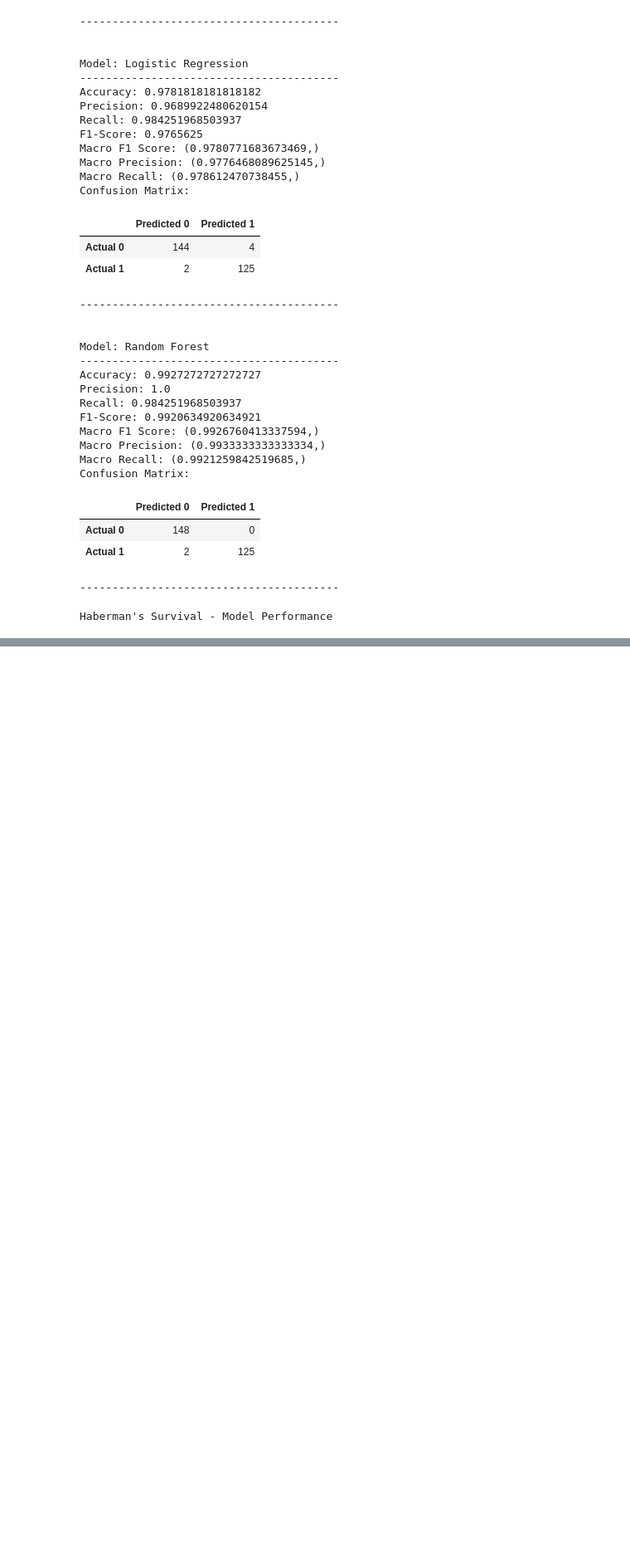
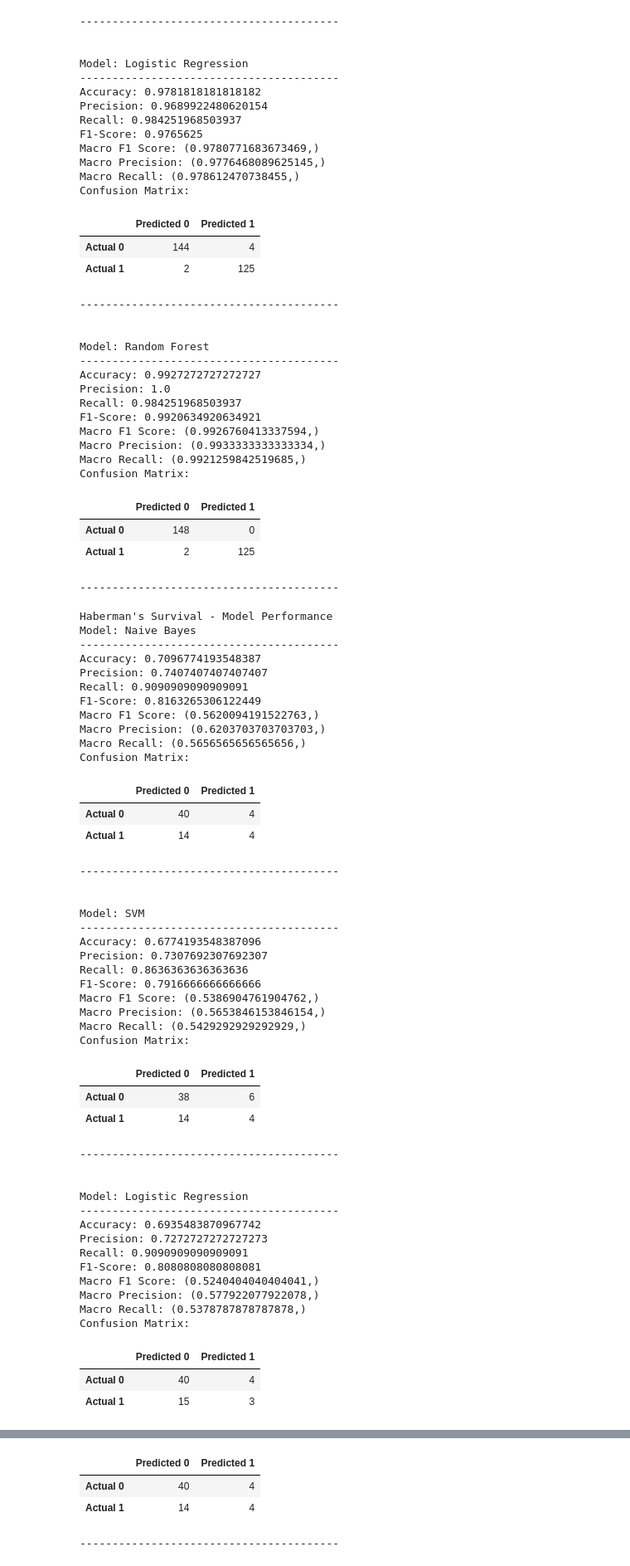
Before and after one commit to KarandeepSinghBedi/Applied_Machine_Learning, a Jupyter notebook: Assingment_2.ipynb, the cells around one changed output, grey strips where cells are left out. Shown at 83% size. Drawn from its saved outputs; the diff is of its cells as text; code cells hidden in the pictures; blank space fills up the shorter version.

```diff
--- a/Assingment_2.ipynb
+++ b/Assingment_2.ipynb
@@ -65,16 +65,16 @@ results_banknote = {}
 
 # Train and evaluate models
 for model_name, model in models.items():
-    model.fit(X_train_scaled, y_train)
-    y_pred = model.predict(X_test_scaled)
+    model.fit(X_train_scaled, y_train_banknote)
+    y_pred_banknote = model.predict(X_test_scaled)
 
     # Accuracy and other metrics
-    accuracy = accuracy_score(y_test, y_pred)
-    precision, recall, fscore, _ = precision_recall_fscore_support(y_test, y_pred, average='binary')
-    macroF1Score = f1_score(y_test, y_pred, average='macro'),
-    macroPrecision = precision_score(y_test, y_pred, average='macro'),
-    macroRecall = recall_score(y_test, y_pred, average='macro'),
-    confusionMatrix = confusion_matrix(y_test, y_pred)
+    accuracy = accuracy_score(y_test_banknote, y_pred_banknote,)
+    precision, recall, fscore, _ = precision_recall_fscore_support(y_test_banknote, y_pred_banknote, average='binary')
+    macroF1Score = f1_score(y_test_banknote, y_pred_banknote, average='macro'),
+    macroPrecision = precision_score(y_test_banknote, y_pred_banknote, average='macro'),
+    macroRecall = recall_score(y_test_banknote, y_pred_banknote, average='macro'),
+    confusionMatrix = confusion_matrix(y_test_banknote, y_pred_banknote)
 
     results_banknote[model_name] = {
         'Accuracy': accuracy,
@@ -179,41 +179,86 @@ for model_name, model in models.items():
     y_pred_haberman = model.predict(X_test_scaled_haberman)
 
     # Accuracy and other metrics
-    accuracy = accuracy_score(y_test, y_pred)
-    precision, recall, fscore, _ = precision_recall_fscore_support(y_test, y_pred, average='binary')
-    macroF1Score = f1_score(y_test, y_pred, average='macro'),
-    macroPrecision = precision_score(y_test, y_pred, average='macro'),
-    macroRecall = recall_score(y_test, y_pred, average='macro'),
-    confusionMatrix = confusion_matrix(y_test, y_pred)
+    accuracy = accuracy_score(y_test_haberman, y_pred_haberman)
+    precision, recall, fscore, _ = precision_recall_fscore_support(y_test_haberman, y_pred_haberman, average='binary')
+    macroF1Score = f1_score(y_test_haberman, y_pred_haberman, average='macro'),
+    macroPrecision = precision_score(y_test_haberman, y_pred_haberman, average='macro'),
+    macroRecall = recall_score(y_test_haberman, y_pred_haberman, average='macro'),
+    confusionMatrix = confusion_matrix(y_test_haberman, y_pred_haberman)
 
-    results_banknote[model_name] = {
+    results_haberman[model_name] = {
         'Accuracy': accuracy,
         'Precision': precision,
         'Recall': recall,
         'F1-Score': fscore,
         'Macro F1 Score': macroF1Score,
         'Macro Precision': macroPrecision,
         'Macro Recall': macroRecall,
         'Confusion Matrix': confusionMatrix
 
     }
 
 # Display results for Haberman’s Survival
 print("Haberman's Survival - Model Performance")
 for model_name, result in results_haberman.items():
     print(f"Model: {model_name}")
     print("-" * 40)
     for metric, value in result.items():
         if metric != 'Confusion Matrix':  # Skip printing the raw matrix
             print(f"{metric}: {value}")
 
     # Beautify Confusion Matrix
     cm = result['Confusion Matrix']
     cm_df = pd.DataFrame(cm, index=['Actual 0', 'Actual 1'], columns=['Predicted 0', 'Predicted 1'])
     print("Confusion Matrix:")
     display(cm_df)  # Use display for formatted output
 
     print("-" * 40)
     print("\n")
 # %% [output]
 Haberman's Survival - Model Performance
+Model: Naive Bayes
+----------------------------------------
+Accuracy: 0.7096774193548387
+Precision: 0.7407407407407407
+Recall: 0.9090909090909091
+F1-Score: 0.8163265306122449
+Macro F1 Score: (0.5620094191522763,)
+Macro Precision: (0.6203703703703703,)
+Macro Recall: (0.5656565656565656,)
+Confusion Matrix:
+|  | Predicted 0 | Predicted 1 |
+| Actual 0 | 40 | 4 |
+| Actual 1 | 14 | 4 |
+----------------------------------------
+
+
+Model: SVM
+----------------------------------------
+Accuracy: 0.6774193548387096
+Precision: 0.7307692307692307
+Recall: 0.8636363636363636
+F1-Score: 0.7916666666666666
+Macro F1 Score: (0.5386904761904762,)
+Macro Precision: (0.5653846153846154,)
+Macro Recall: (0.5429292929292929,)
+Confusion Matrix:
+|  | Predicted 0 | Predicted 1 |
+| Actual 0 | 38 | 6 |
+| Actual 1 | 14 | 4 |
+----------------------------------------
+
+
+Model: Logistic Regression
+----------------------------------------
+Accuracy: 0.6935483870967742
+Precision: 0.7272727272727273
+Recall: 0.9090909090909091
+F1-Score: 0.8080808080808081
+Macro F1 Score: (0.5240404040404041,)
+Macro Precision: (0.577922077922078,)
+Macro Recall: (0.5378787878787878,)
+Confusion Matrix:
+|  | Predicted 0 | Predicted 1 |
+| Actual 0 | 40 | 4 |
+| Actual 1 | 15 | 3 |
@@ -219,0 +278,4 @@ Haberman's Survival - Model Performance
+|  | Predicted 0 | Predicted 1 |
+| Actual 0 | 40 | 4 |
+| Actual 1 | 14 | 4 |
+----------------------------------------
```
Also changed, not shown: parts of 1 cell of this notebook.
